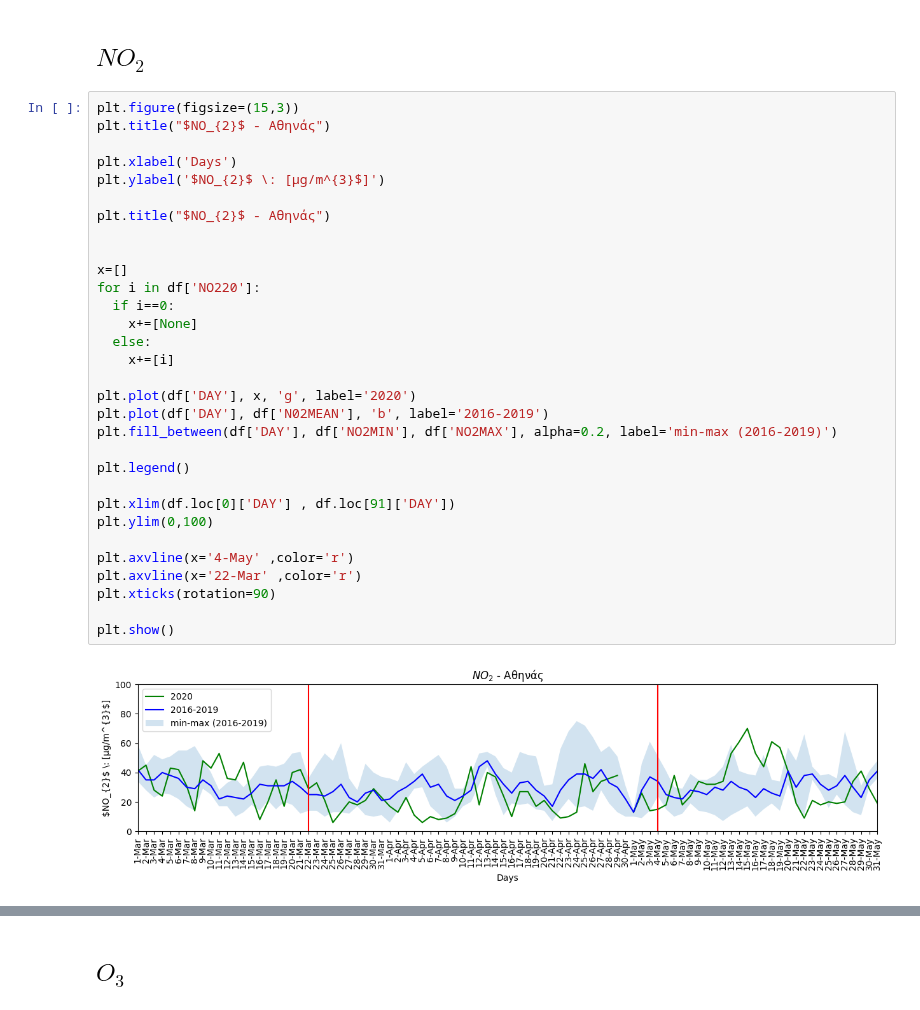
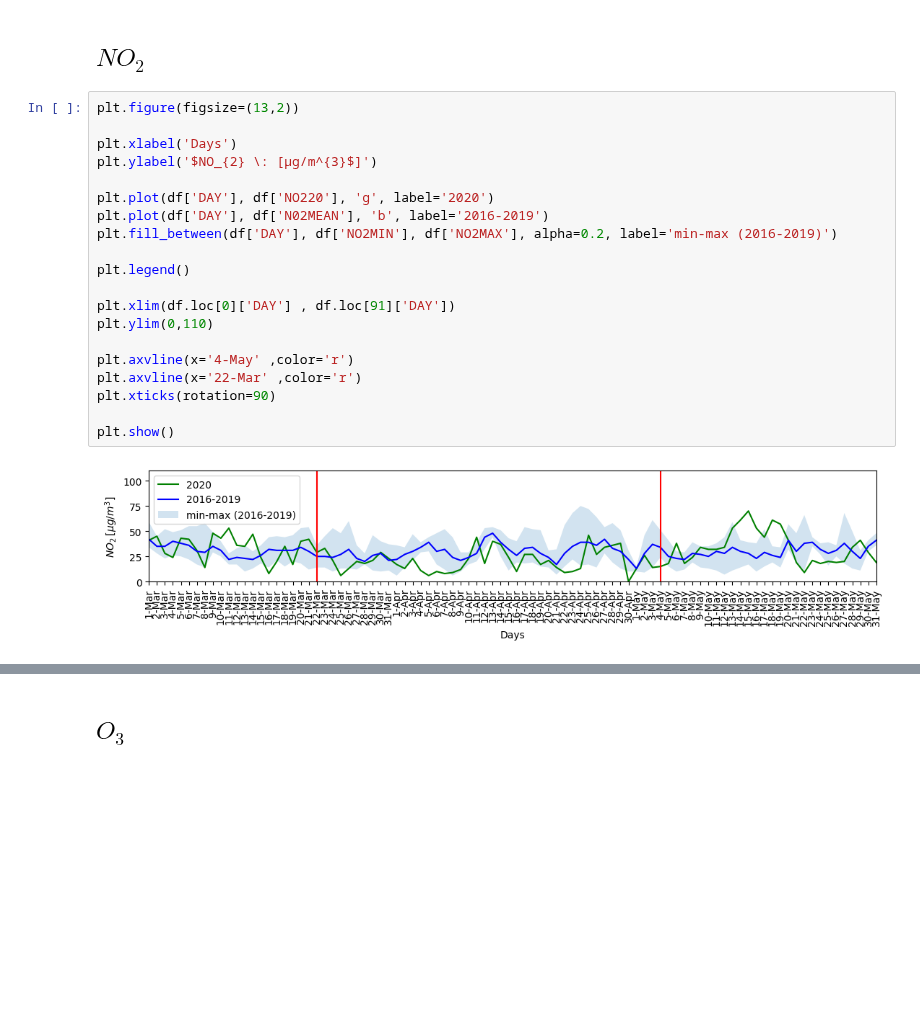
Before and after one commit to costpetrides/Air-pollution-COVID-19-impact, a Jupyter notebook: Lockdown 1/Geoponiki(SI).ipynb, the cells around one changed output, grey strips where cells are left out. Saved outputs shown, nothing was run; the diff lists cells and outputs as text; blank space fills up the shorter version.

```diff
--- a/Lockdown 1/Geoponiki(SI).ipynb
+++ b/Lockdown 1/Geoponiki(SI).ipynb
@@ -123,38 +120,27 @@ Percentage Difference Lockdown to Post-Lockdown = 31.65 %
 # %% [markdown]
 ## **$NO_{2}$**
 # %%
-plt.figure(figsize=(15,3))
-plt.title("$NO_{2}$ - Aθηνάς")
+plt.figure(figsize=(13,2))
 
 plt.xlabel('Days')
-plt.ylabel('$NO_{2}$ \: [μg/m^{3}$]')
+plt.ylabel('$NO_{2} \: [μg/m^{3}$]')
 
-plt.title("$NO_{2}$ - Aθηνάς")
-
-
-x=[]
-for i in df['NO220']:
-  if i==0:
-    x+=[None]
-  else:
-    x+=[i]
-
-plt.plot(df['DAY'], x, 'g', label='2020')
+plt.plot(df['DAY'], df['NO220'], 'g', label='2020')
 plt.plot(df['DAY'], df['N02MEAN'], 'b', label='2016-2019')
 plt.fill_between(df['DAY'], df['NO2MIN'], df['NO2MAX'], alpha=0.2, label='min-max (2016-2019)')
 
 plt.legend()
 
 plt.xlim(df.loc[0]['DAY'] , df.loc[91]['DAY'])
-plt.ylim(0,100)
+plt.ylim(0,110)
 
 plt.axvline(x='4-May' ,color='r')
 plt.axvline(x='22-Mar' ,color='r')
 plt.xticks(rotation=90)
 
 plt.show()
 # %% [output]
-[figure, old version]
+[figure, new version]
 # %%
 Data=np.array(df['NO220'])
 Pre=Data[0:23]
```
Also changed, not shown: parts of 8 cells of this notebook.
